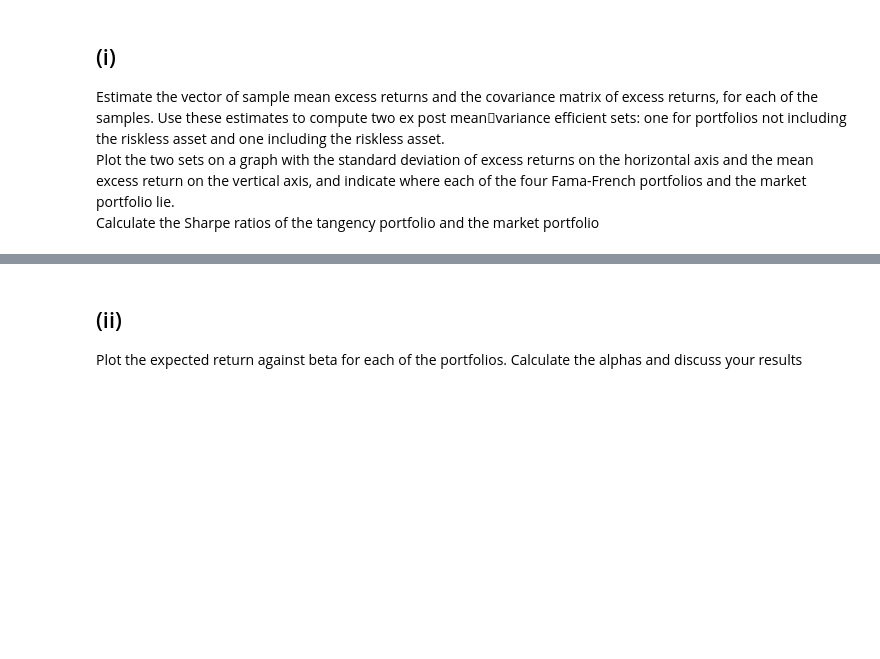
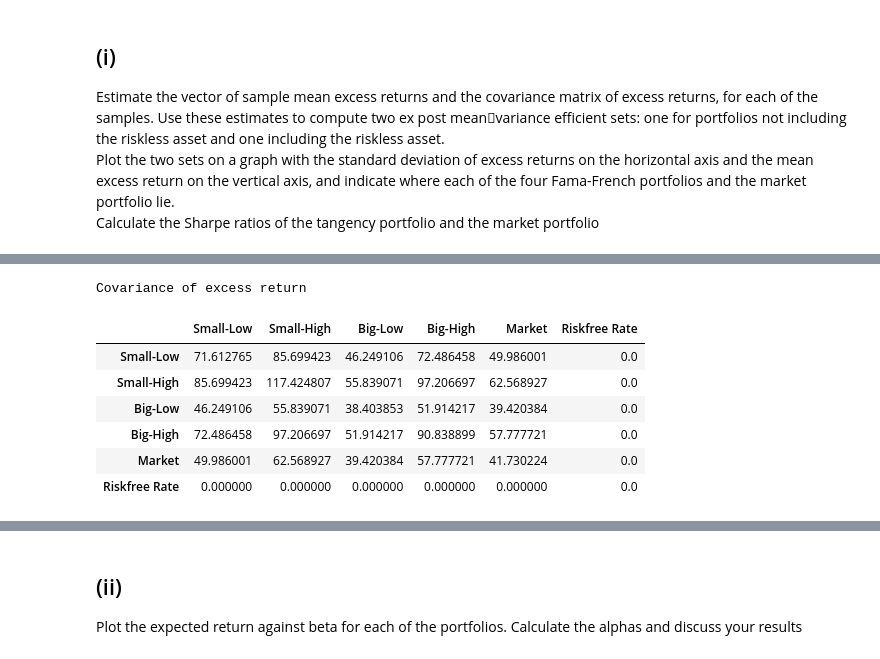
Before and after one commit to 222561/UZH_AssetPricing_Assignment, a Jupyter notebook: PSet3/Answers.ipynb, the cells around one changed output, grey strips where cells are left out. Drawn from its saved outputs; the diff is of its cells as text; code cells hidden in the pictures; blank space fills up the shorter version.

```diff
--- a/PSet3/Answers.ipynb
+++ b/PSet3/Answers.ipynb
@@ -100,0 +27,8 @@ plt.close()
+# %%
+# mean excess returns (over riskfree rate)
+exrtn = sample.copy()
+for col in exrtn.columns:
+    exrtn[col] = exrtn[col] - sample['Riskfree Rate']
+mean_exrtn = exrtn.mean(axis = 0)
+print("Mean excess returns (over riskfree rate)")
+mean_exrtn.round(2)
@@ -100,0 +44,16 @@ plt.close()
+# %%
+# covariance of excess return
+cov = pd.DataFrame(np.cov(exrtn.T))
+cov.index = mean_exrtn.index
+cov.columns = mean_exrtn.index
+print("Covariance of excess return")
+cov
+# %% [output]
+Covariance of excess return
+|  | Small-Low | Small-High | Big-Low | Big-High | Market | Riskfree Rate |
+| Small-Low | 71.612765 | 85.699423 | 46.249106 | 72.486458 | 49.986001 | 0.0 |
+| Small-High | 85.699423 | 117.424807 | 55.839071 | 97.206697 | 62.568927 | 0.0 |
+| Big-Low | 46.249106 | 55.839071 | 38.403853 | 51.914217 | 39.420384 | 0.0 |
+| Big-High | 72.486458 | 97.206697 | 51.914217 | 90.838899 | 57.777721 | 0.0 |
+| Market | 49.986001 | 62.568927 | 39.420384 | 57.777721 | 41.730224 | 0.0 |
+| Riskfree Rate | 0.000000 | 0.000000 | 0.000000 | 0.000000 | 0.000000 | 0.0 |
```
Also changed, not shown: parts of 7 cells of this notebook.
